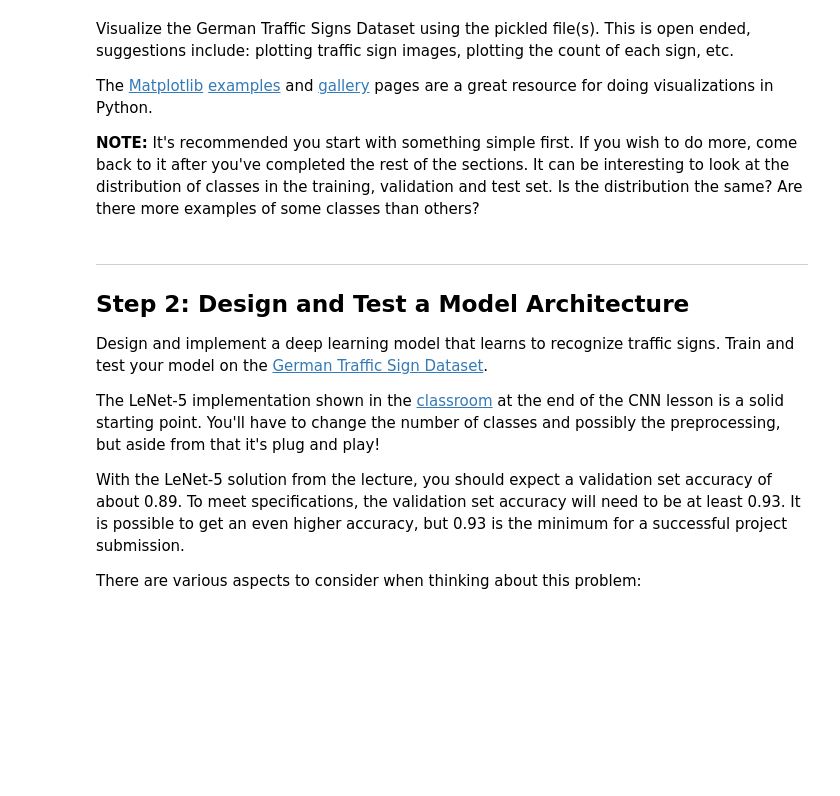
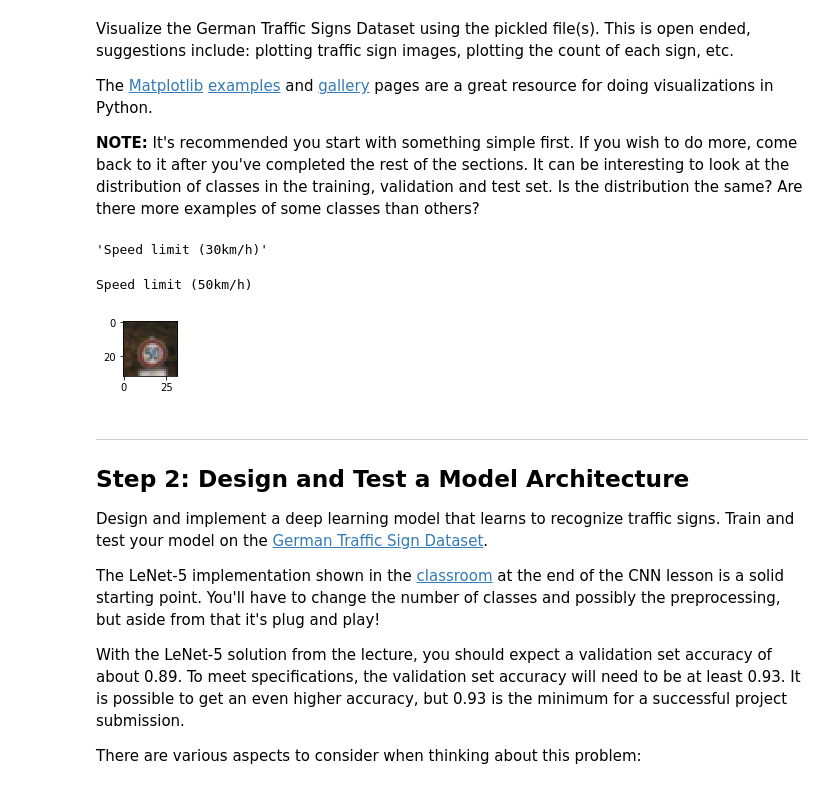
Before and after one commit to cristianku/CarND-Traffic-Sign-Classifier-Project, a Jupyter notebook: Traffic_Sign_Classifier.ipynb, the cells around one changed output. Cells and saved outputs as stored; diff of their text form; code cells hidden in the pictures; blank space fills up the shorter version.

```diff
--- a/Traffic_Sign_Classifier.ipynb
+++ b/Traffic_Sign_Classifier.ipynb
@@ -25,9 +25,9 @@ import pickle
 
 # TODO: Fill this in based on where you saved the training and testing data
 
-training_file = 'traffic-signs-data/train.p'
-validation_file = 'traffic-signs-data/valid.p'
-testing_file = 'traffic-signs-data/test.p'
+training_file = 'train.p'
+validation_file = 'valid.p'
+testing_file = 'test.p'
 
 with open(training_file, mode='rb') as f:
     train = pickle.load(f)
@@ -37,8 +37,12 @@ with open(testing_file, mode='rb') as f:
     test = pickle.load(f)
 
 X_train, y_train = train['features'], train['labels']
-X_valid, y_valid = valid['features'], valid['labels']
+X_validation, y_validation = valid['features'], valid['labels']
 X_test, y_test = test['features'], test['labels']
+
+import pandas as pd
+df = pd.read_csv('signnames.csv')
+signnames = pd.DataFrame.as_matrix(df)
 # %% [markdown]
 ---
 
@@ -85,12 +96,27 @@ Visualize the German Traffic Signs Dataset using the pickled file(s). This is op
 The [Matplotlib](http://matplotlib.org/) [examples](http://matplotlib.org/examples/index.html) and [gallery](http://matplotlib.org/gallery.html) pages are a great resource for doing visualizations in Python.
 
 **NOTE:** It's recommended you start with something simple first. If you wish to do more, come back to it after you've completed the rest of the sections. It can be interesting to look at the distribution of classes in the training, validation and test set. Is the distribution the same? Are there more examples of some classes than others?
+# %%
+signnames[1,1]
+# %% [output]
+'Speed limit (30km/h)'
 # %%
 ### Data exploration visualization code goes here.
 ### Feel free to use as many code cells as needed.
+import random
+import numpy as np
 import matplotlib.pyplot as plt
 # Visualizations will be shown in the notebook.
 %matplotlib inline
+
+index = random.randint(0, len(X_train))
+image = X_train[index].squeeze()
+plt.figure(figsize=(1,1))
+plt.imshow(image)
+print (signnames[y_train[index],1])
+# %% [output]
+Speed limit (50km/h)
+[figure, added]
 # %% [markdown]
 ----
 
```
Also changed, not shown: parts of 18 cells of this notebook, 9 other files.
